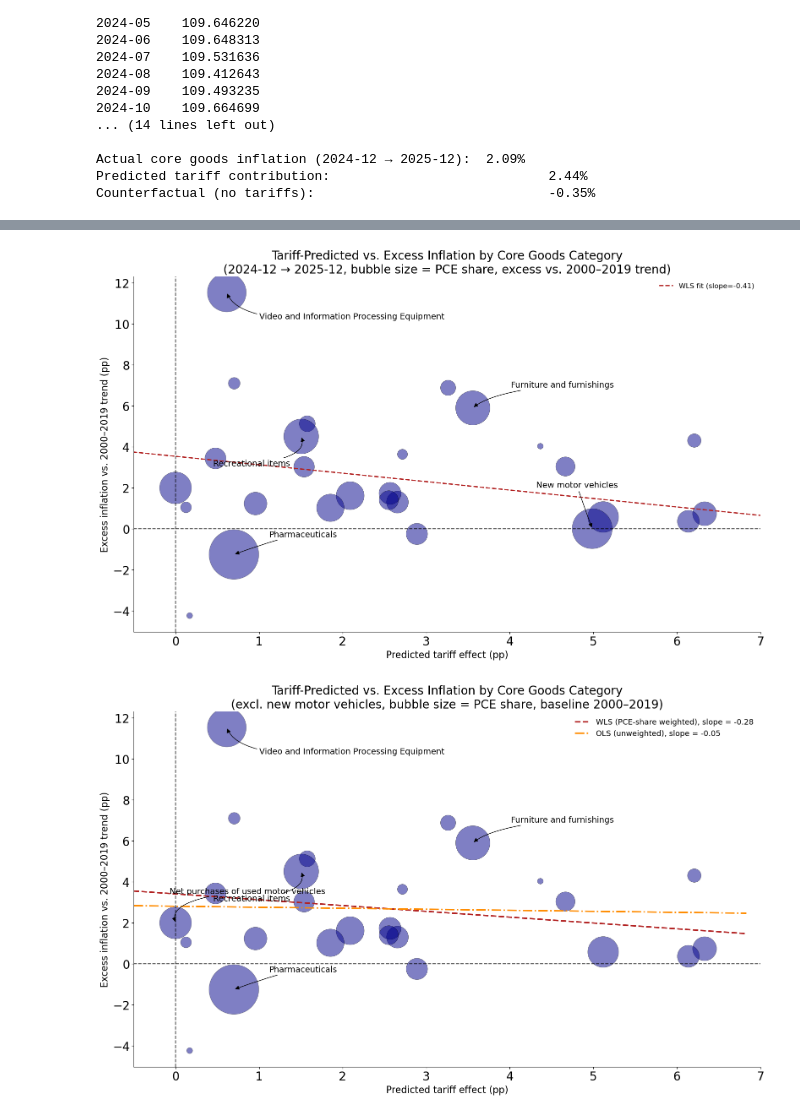
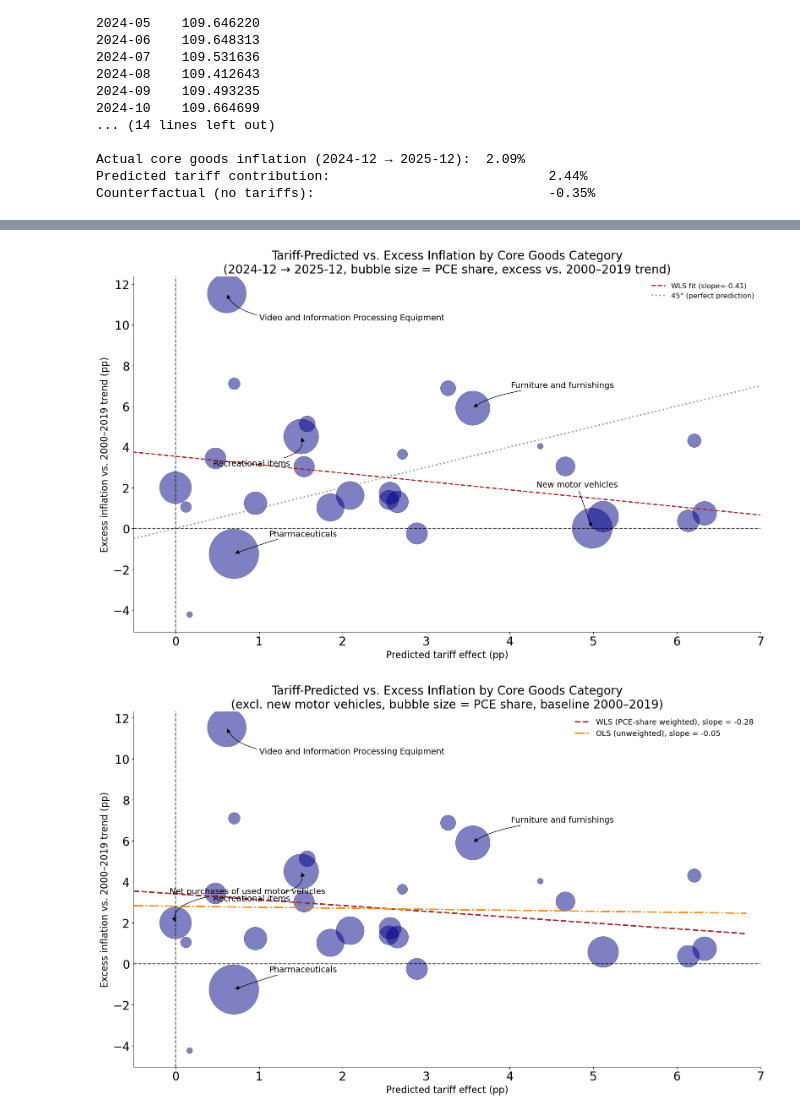
Before and after one commit to tradewartracker/tariffs-inflation, a Jupyter notebook: parse-bea-io.ipynb, the cells around one changed output, grey strips where cells are left out. Saved outputs shown, nothing was run; the diff lists cells and outputs as text; code cells hidden in the pictures.

Commit message:
updated, clean figure plot

```diff
--- a/parse-bea-io.ipynb
+++ b/parse-bea-io.ipynb
@@ -402,18 +415,6 @@ Counterfactual (no tariffs):                              -0.35%
 # Baseline window: config.EXCESS_BASELINE_START – config.EXCESS_BASELINE_END (inclusive).
 # To adjust, change those values in config.py.
 
-current_year = int(config.TARIFF_CURRENT_MONTH[:4])
-
-summary_df = pipeline.step7_excess_inflation(
-    api_key               = config.BEA_KEY,
-    pce_effect_df         = pce_effect_df,
-    core_goods_categories = config.CORE_GOODS_CATEGORIES,
-    nipa_crosswalk        = config.NIPA_CROSSWALK,
-    current_start_month   = config.EXCESS_CURRENT_START_MONTH,
-    current_end_month     = config.EXCESS_CURRENT_END_MONTH,
-    baseline_start        = config.EXCESS_BASELINE_START,
-    baseline_end          = config.EXCESS_BASELINE_END,
-)
 
 # print(
 #     summary_df[['PCE_category', 'predicted_effect', 'excess_inflation', 'pce_share']]
@@ -443,6 +444,13 @@ x_fit = np.linspace(x.min() - 1.5, x.max() + 1.5, 100)
 ax.plot(x_fit, slope * x_fit + intercept,
         color='firebrick', linewidth=2, linestyle='--',
         label=f'WLS fit (slope={slope:.2f})')
+
+
+# 45° perfect-prediction line
+_xy_min = min(x.min(), y.min()) - 0.05
+_xy_max = max(x.max(), y.max()) + 0.05
+ax.plot([_xy_min, _xy_max], [_xy_min, _xy_max],
+        color="gray", linewidth=2.5, linestyle=":", alpha=0.8, label="45° (perfect prediction)")
 
 ax.axhline(0, color='black', linewidth=1.5, linestyle='--', alpha=0.7)
 ax.axvline(0, color='black', linewidth=1.5, linestyle='--', alpha=0.7)
@@ -537,14 +545,14 @@ Time:                        16:42:23   Log-Likelihood:                -77.471
 No. Observations:                  27   AIC:                             158.9
 Df Residuals:                      25   BIC:                             161.5
 Df Model:                           1
 Covariance Type:            nonrobust
 ==============================================================================
 ... (9 lines left out)
 ==============================================================================
 
 Notes:
 [1] Standard Errors assume that the covariance matrix of the errors is correctly specified.
-[figure, old version]
+[figure, new version]
 # %%
 
 # ── Predicted tariff effect vs. excess inflation, excl. new motor vehicles ─────
```
Also changed, not shown: parts of 2 cells of this notebook, 2 other files.
